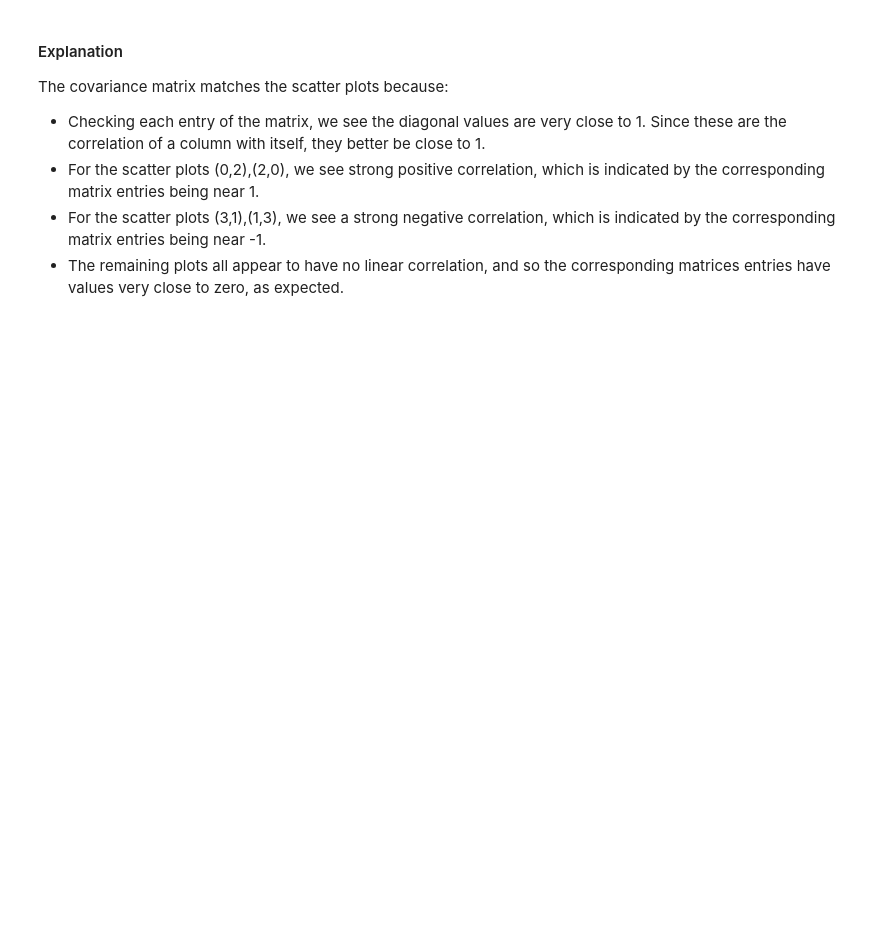
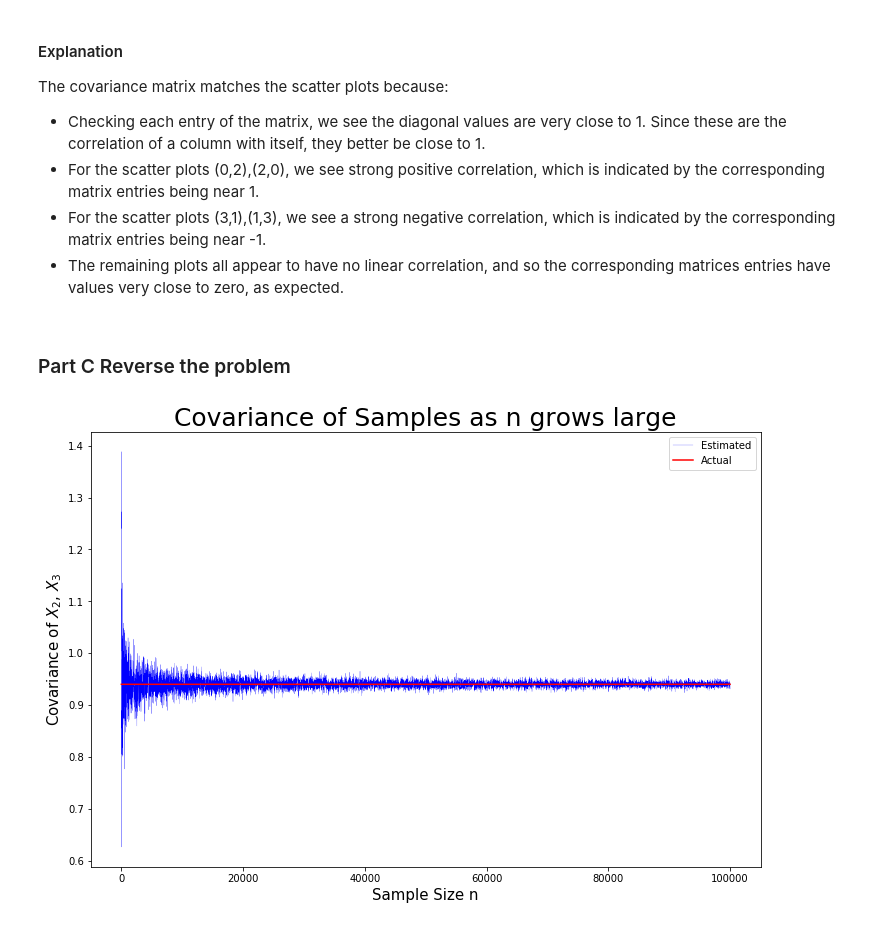
Before and after one commit to jsigee87/Data-Science-Lab-ee379k, a Jupyter notebook: lab2/src/problem1.ipynb, the cells around one changed output. Saved outputs shown, nothing was run; the diff lists cells and outputs as text; code cells hidden in the pictures; blank space fills up the shorter version.

```diff
--- a/lab2/src/problem1.ipynb
+++ b/lab2/src/problem1.ipynb
@@ -48,3 +66,32 @@ print(cov_matrix)
       <li>The remaining plots all appear to have no linear correlation, and so the corresponding matrices entries have values very close to zero, as expected.</li>
     </ul>
 </p>
+# %% [markdown]
+### Part C Reverse the problem
+# %%
+##### insert
+
+mean_vector = [0,0,0]
+cov_matrix = [[1,0,0],[0,1,0.94],[0,0.94,1]]
+estimated = []
+x = []
+num_plots = 10000
+
+for i in range(1,num_plots):
+        Z = np.random.multivariate_normal(mean_vector,cov_matrix,size=10*i)
+        df = pd.DataFrame(Z)
+        cov = df.cov()
+        estimated.append(cov.iloc[1,2])
+        x.append(10*i)
+
+actual = 0.94*np.ones(len(x))
+# %%
+plt.figure(figsize=(12,8))
+_ = plt.plot(x, estimated, 'b', linewidth=0.2, label='Estimated')
+_ = plt.plot(x, actual, 'r', label='Actual')
+_ = plt.title('Covariance of Samples as n grows large', FontSize=25)
+_ = plt.xlabel('Sample Size n', FontSize=15)
+_ = plt.ylabel('Covariance of $X_2$, $X_3$', FontSize=15)
+_ = plt.legend()
+# %% [output]
+[figure, added]
```
Also changed, not shown: parts of 1 cell of this notebook, 2 other files.
